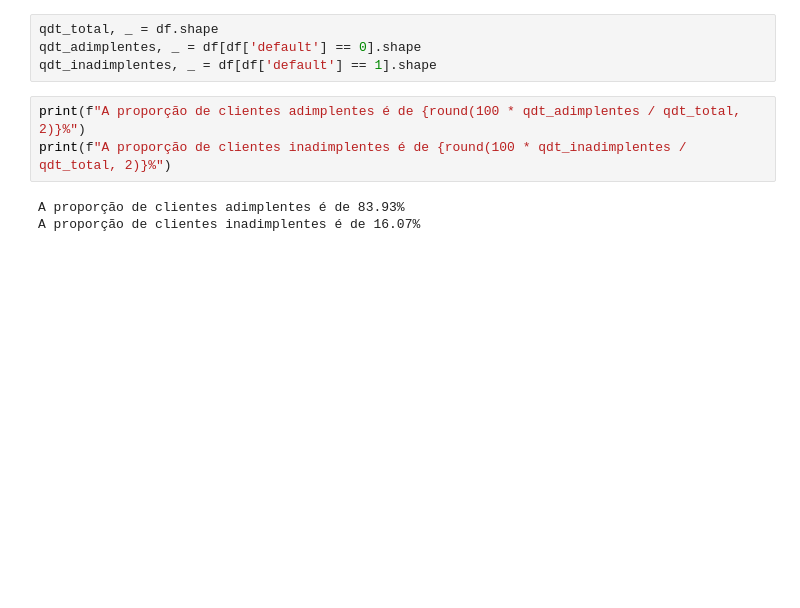
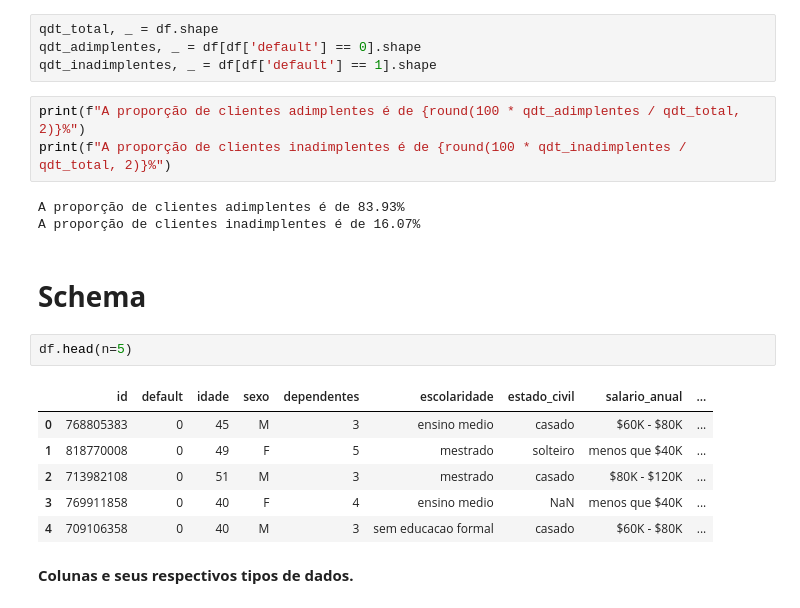
Before and after one commit to narcisonascimento/ebac-python-projeto-final, a Jupyter notebook: ebac-python-projeto-final.ipynb, the cells around one changed output. Drawn from its saved outputs; the diff is of its cells as text; blank space fills up the shorter version.

```diff
--- a/ebac-python-projeto-final.ipynb
+++ b/ebac-python-projeto-final.ipynb
@@ -73,3 +73,16 @@ print(f"A proporção de clientes inadimplentes é de {round(100 * qdt_inadimple
 # %% [output]
 A proporção de clientes adimplentes é de 83.93%
 A proporção de clientes inadimplentes é de 16.07%
+# %% [markdown]
+# **Schema**
+# %%
+df.head(n=5)
+# %% [output]
+|  | id | default | idade | sexo | dependentes | escolaridade | estado_civil | salario_anual | ... |
+| 0 | 768805383 | 0 | 45 | M | 3 | ensino medio | casado | $60K - $80K | ... |
+| 1 | 818770008 | 0 | 49 | F | 5 | mestrado | solteiro | menos que $40K | ... |
+| 2 | 713982108 | 0 | 51 | M | 3 | mestrado | casado | $80K - $120K | ... |
+| 3 | 769911858 | 0 | 40 | F | 4 | ensino medio | NaN | menos que $40K | ... |
+| 4 | 709106358 | 0 | 40 | M | 3 | sem educacao formal | casado | $60K - $80K | ... |
+# %% [markdown]
+**Colunas e seus respectivos tipos de dados.**
```
Also changed, not shown: parts of 13 cells of this notebook.
